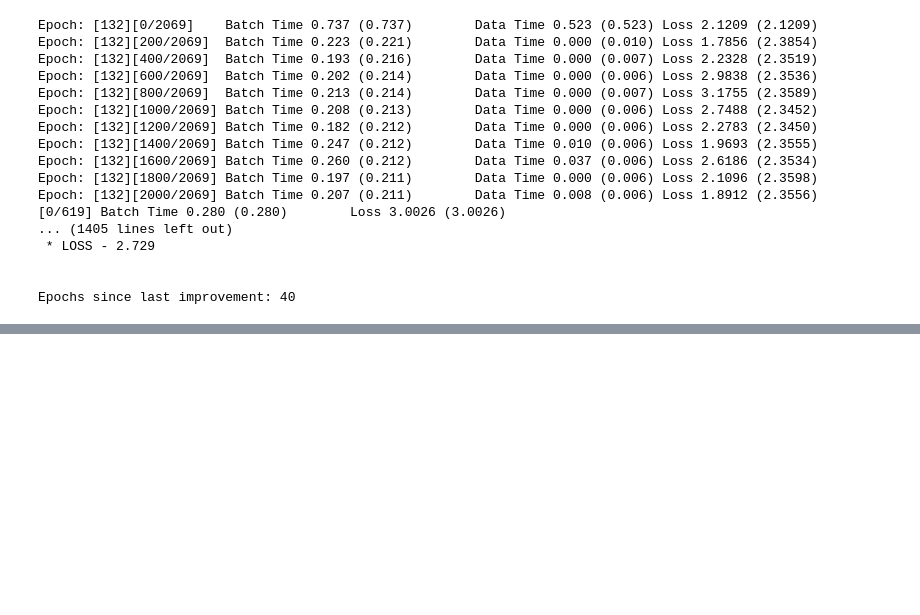
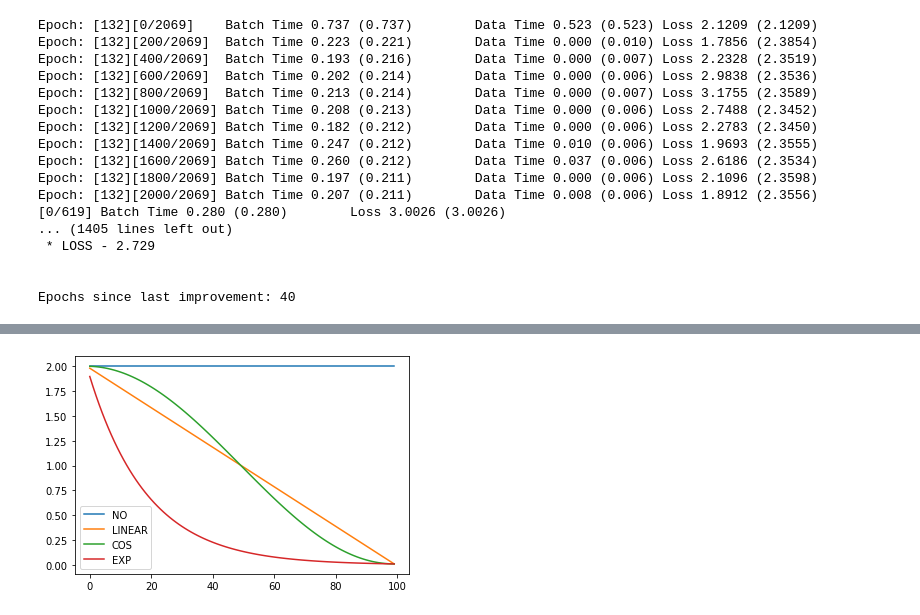
Before and after one commit to Sylar257/Single-Shot-Detection-project, a Jupyter notebook: Interactive notebook for SSD.ipynb, the cells around one changed output, grey strips where cells are left out. Drawn from its saved outputs; the diff is of its cells as text; code cells hidden in the pictures; blank space fills up the shorter version.

```diff
--- a/Interactive notebook for SSD.ipynb
+++ b/Interactive notebook for SSD.ipynb
@@ -1060,0 +1077,33 @@ NameError: name 'class_score' is not defined
+# %%
+import torch
+import math
+import matplotlib.pyplot as plt
+from functools import partial
+def annealer(f):
+    def _inner(start, end): return partial(f, start, end)
+    return _inner
+
+@annealer
+def sched_lin(start, end, pos): return start + pos*(end-start)
+@annealer
+def sched_cos(start, end, pos): return start + (1 + math.cos(math.pi*(1-pos))) * (end-start) / 2
+@annealer
+def sched_no(start, end, pos): return start
+@annealer
+def sched_exp(start, end, pos): return start*(end/start)**pos
+
+#This monkey-patch is there to be able to plot tensors
+torch.Tensor.ndim = property(lambda x: len(x.shape))
+# %%
+annealings = "NO LINEAR COS EXP".split()
+
+a = torch.arange(0, 100)
+p = torch.linspace(0.01,1,100)
+
+fns = [sched_no, sched_lin, sched_cos, sched_exp]
+for fn, t in zip(fns, annealings):
+    f = fn(2, 1e-2)
+    plt.plot(a, [f(o) for o in p], label=t)
+plt.legend();
+# %% [output]
+[figure, added]
```
Also changed, not shown: parts of 5 cells of this notebook.
